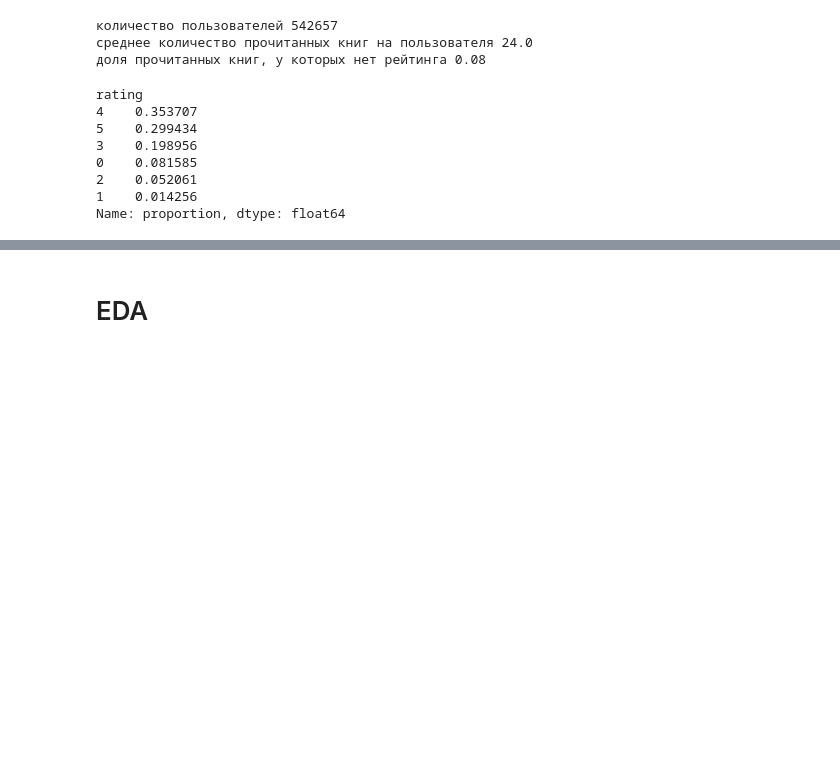
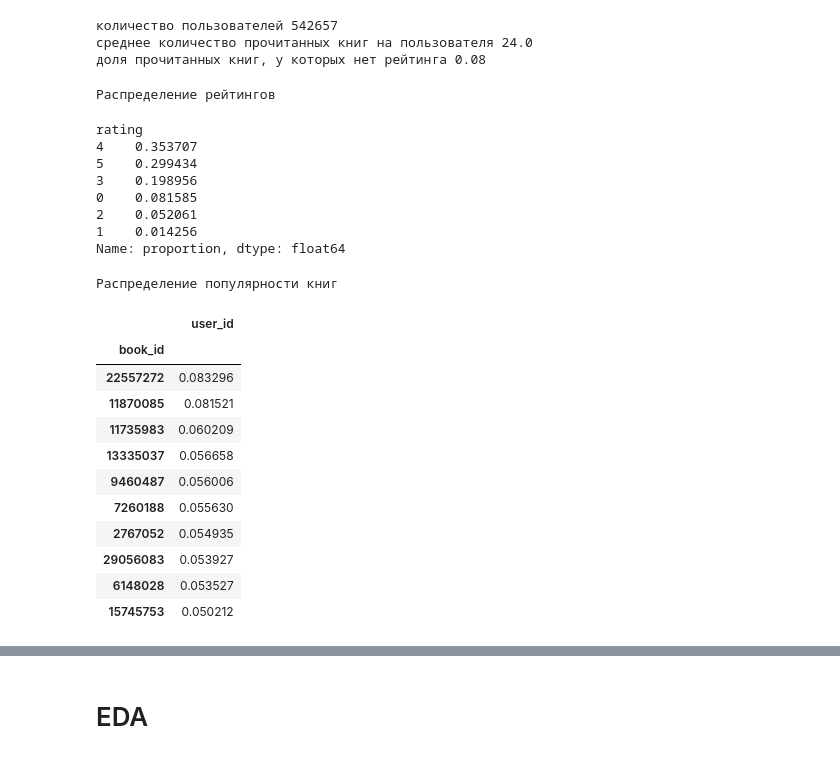
Before and after one commit to Alexdemenev/mle-recsys-start, a Jupyter notebook: preprocessing.ipynb, the cells around one changed output, grey strips where cells are left out. Saved outputs shown, nothing was run; the diff lists cells and outputs as text; code cells hidden in the pictures; blank space fills up the shorter version.

```diff
--- a/preprocessing.ipynb
+++ b/preprocessing.ipynb
@@ -124,13 +124,32 @@ print('доля прочитанных книг, у которых нет рей
 среднее количество прочитанных книг на пользователя 24.0
 доля прочитанных книг, у которых нет рейтинга 0.08
 # %%
+print('Распределение рейтингов')
 interactions['rating'].value_counts(normalize=True)
 # %% [output]
-rating
-4    0.353707
-5    0.299434
-3    0.198956
-0    0.081585
-2    0.052061
-1    0.014256
-Name: proportion, dtype: float64
+Распределение рейтингов
+rating
+4    0.353707
+5    0.299434
+3    0.198956
+0    0.081585
+2    0.052061
+1    0.014256
+Name: proportion, dtype: float64
+# %%
+print('Распределение популярности книг')
+interactions.groupby('book_id').agg({'user_id': 'nunique'}).sort_values('user_id', ascending=False).head(10) / interactions['user_id'].nunique()
+# %% [output]
+Распределение популярности книг
+|  | user_id |
+| book_id |  |
+| 22557272 | 0.083296 |
+| 11870085 | 0.081521 |
+| 11735983 | 0.060209 |
+| 13335037 | 0.056658 |
+| 9460487 | 0.056006 |
+| 7260188 | 0.055630 |
+| 2767052 | 0.054935 |
+| 29056083 | 0.053927 |
+| 6148028 | 0.053527 |
+| 15745753 | 0.050212 |
```
Also changed, not shown: parts of 2 cells of this notebook.
